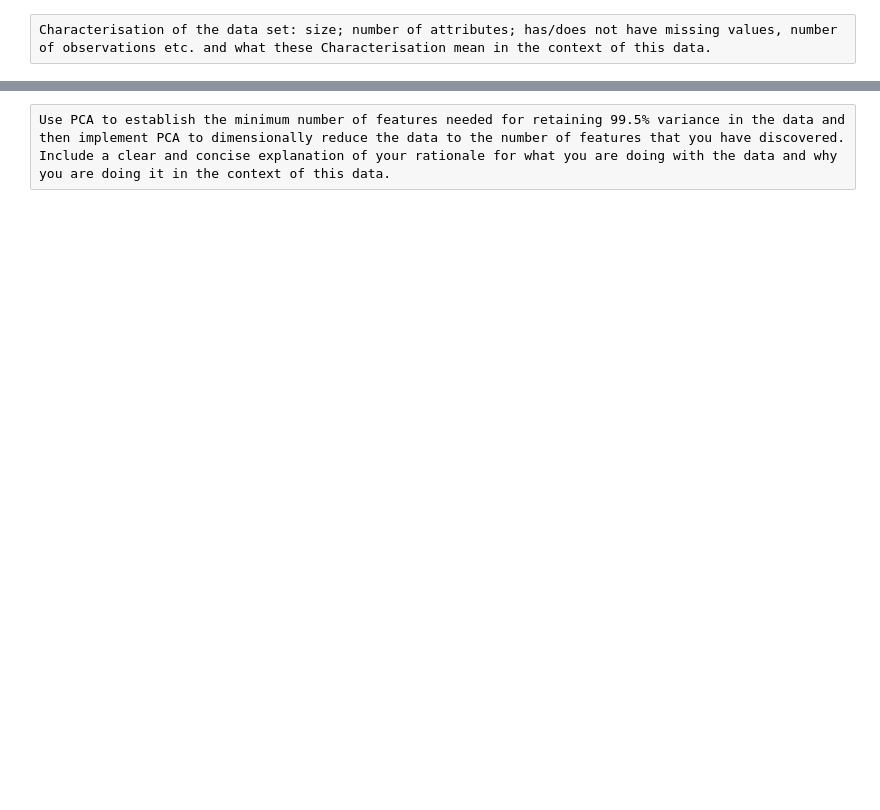
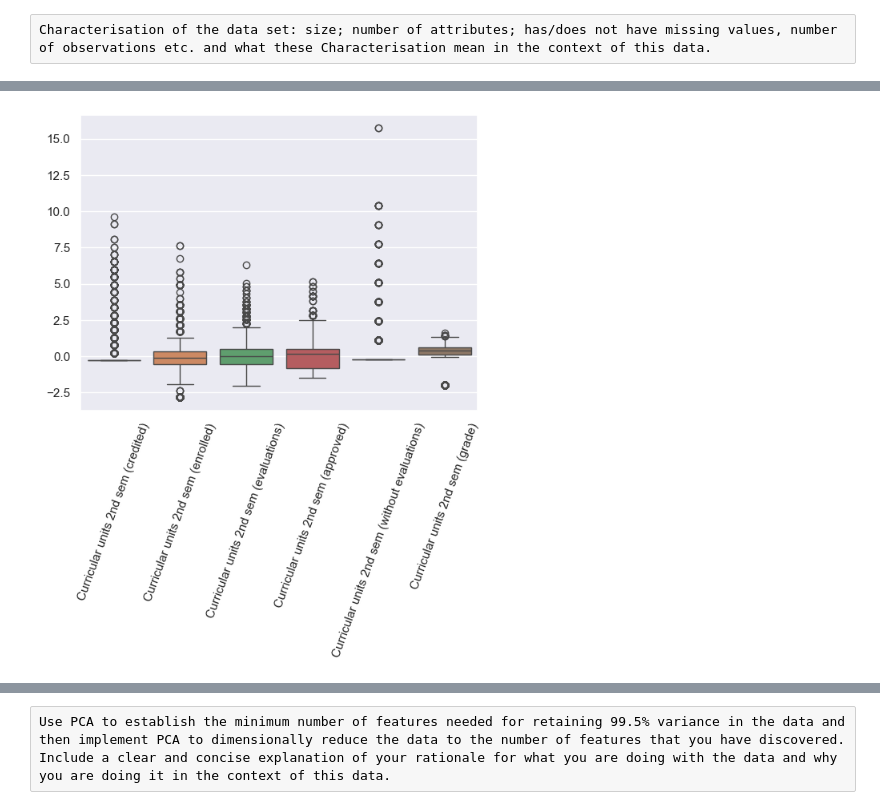
Before and after one commit to 2026788-max/Data-Analysis, a Jupyter notebook: Manuela Correa_DPrepHDip_CA1/ManuelaCorrea_DPrepHDip_CA1.ipynb, the cells around one changed output, grey strips where cells are left out. Saved outputs shown, nothing was run; the diff lists cells and outputs as text; code cells hidden in the pictures; blank space fills up the shorter version.

```diff
--- a/Manuela Correa_DPrepHDip_CA1/ManuelaCorrea_DPrepHDip_CA1.ipynb
+++ b/Manuela Correa_DPrepHDip_CA1/ManuelaCorrea_DPrepHDip_CA1.ipynb
@@ -4,0 +511,2 @@ Application of Data preparation/evaluation methods (Cleaning, renaming, etc) and
+# %%
+Second_Semester_Numerical_Features=["Curricular units 2nd sem (credited)","Curricular units 2nd sem (enrolled)","Curricular units 2nd sem (evaluations)","Curricular units 2nd sem (approved)", "Curricular units 2nd sem (without evaluations)","Curricular units 2nd sem (grade)"]
@@ -4,0 +527,6 @@ Application of Data preparation/evaluation methods (Cleaning, renaming, etc) and
+# %%
+sns.boxplot(data=df[Second_Semester_Numerical_Features])
+plt.xticks(rotation=70)
+plt.show()
+# %% [output]
+[figure, added]
```
Also changed, not shown: parts of 118 cells of this notebook.
